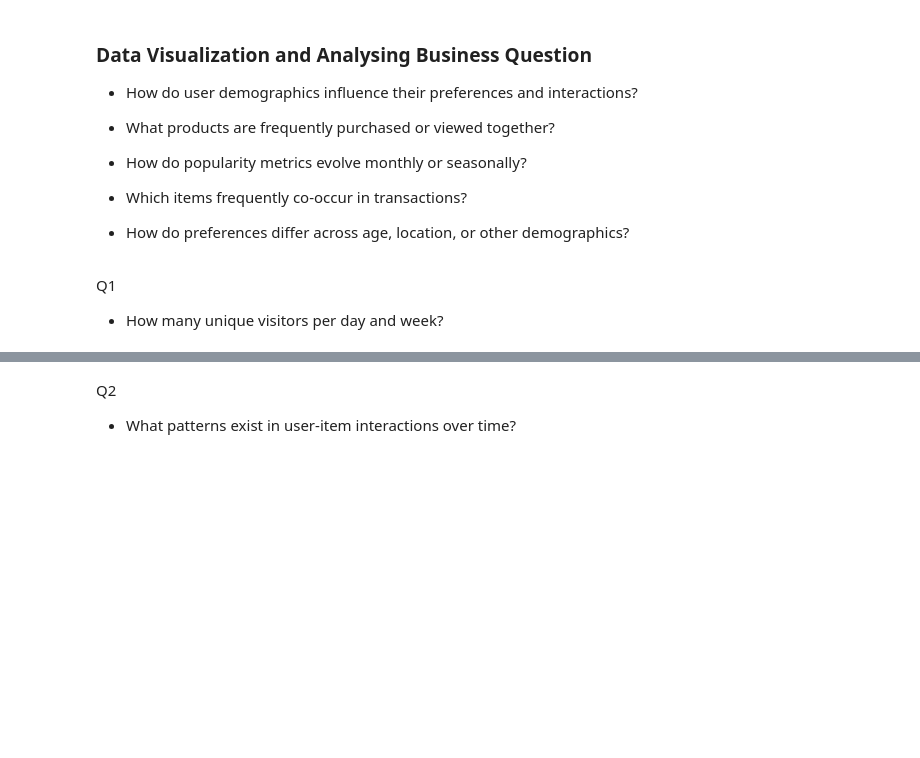
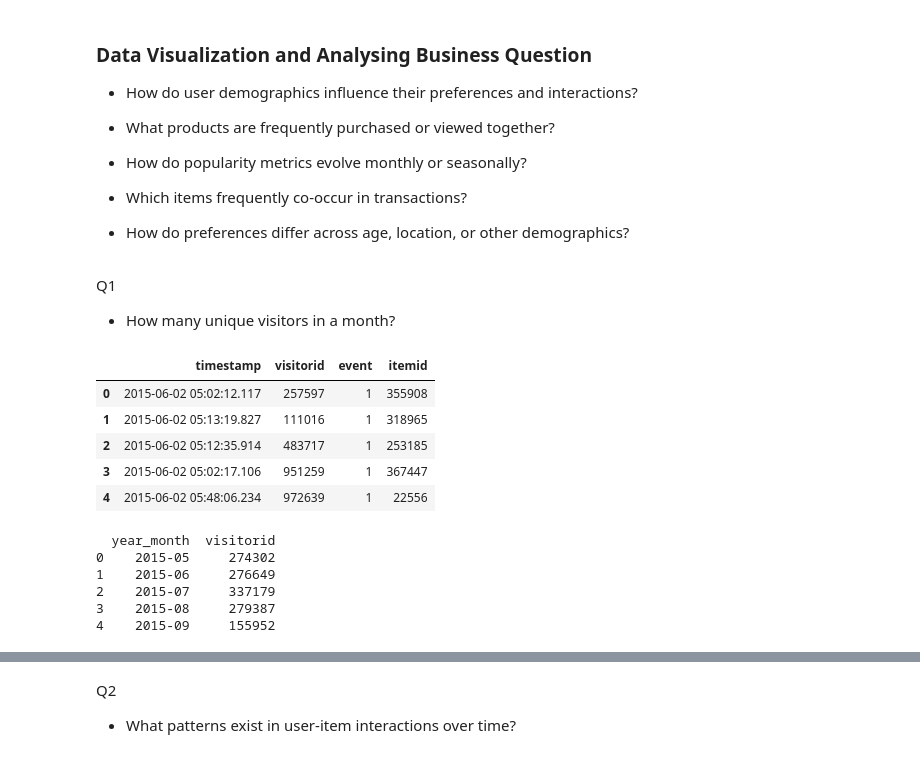
Before and after one commit to llawlaw23/Recommendation-System, a Jupyter notebook: analysis.ipynb, the cells around one changed output, grey strips where cells are left out. Drawn from its saved outputs; the diff is of its cells as text; code cells hidden in the pictures; blank space fills up the shorter version.

```diff
--- a/analysis.ipynb
+++ b/analysis.ipynb
@@ -332,3 +286,3 @@ item_ids = events_F["itemid"].unique()
 # %%
-visitor_map = {visitor_id: i for i, visitor_id in enumerate(visitor_ids)}
-item_map = {item_id: i for i, item_id in enumerate(item_ids)}
+visitor2_idx = {v: i for i, v in enumerate(events_cleaned["visitorid"].unique())}
+item2_idx = {v: i for i, v in enumerate(events_cleaned["itemid"].unique())}
@@ -357,0 +289,4 @@ Shape of the user-item interaction matrix: (1287164, 210443)
+# %%
+events_cleaned["visitor_idx"] = events_cleaned["visitorid"].map(visitor2_idx,)
+
+events_cleaned["item_idx"] = events_cleaned["itemid"].map(item2_idx)
@@ -490,4 +408,4 @@ import plotly.express as px
 import plotly.graph_objects as go
 # %% [markdown]
 Q1
-- How many unique visitors per day and week?
+- How many unique visitors in a month?
@@ -495,0 +412,11 @@ unique_visitors_daily = events.groupby(events["timestamp"].dt.date)["visitorid"]
+# %%
+events_cleaned["timestamp"] = pd.to_datetime(events_cleaned["timestamp"])
+# %%
+events_cleaned.head()
+# %% [output]
+|  | timestamp | visitorid | event | itemid |
+| 0 | 2015-06-02 05:02:12.117 | 257597 | 1 | 355908 |
+| 1 | 2015-06-02 05:13:19.827 | 111016 | 1 | 318965 |
+| 2 | 2015-06-02 05:12:35.914 | 483717 | 1 | 253185 |
+| 3 | 2015-06-02 05:02:17.106 | 951259 | 1 | 367447 |
+| 4 | 2015-06-02 05:48:06.234 | 972639 | 1 | 22556 |
@@ -496,3 +427,10 @@ unique_visitors_daily = events.groupby(events["timestamp"].dt.date)["visitorid"]
 # %%
 
-print(unique_visitors_daily.head(10))
+print(monthly_visitors.head(10))
+# %% [output]
+  year_month  visitorid
+0    2015-05     274302
+1    2015-06     276649
+2    2015-07     337179
+3    2015-08     279387
+4    2015-09     155952
```
Also changed, not shown: parts of 51 cells of this notebook.
